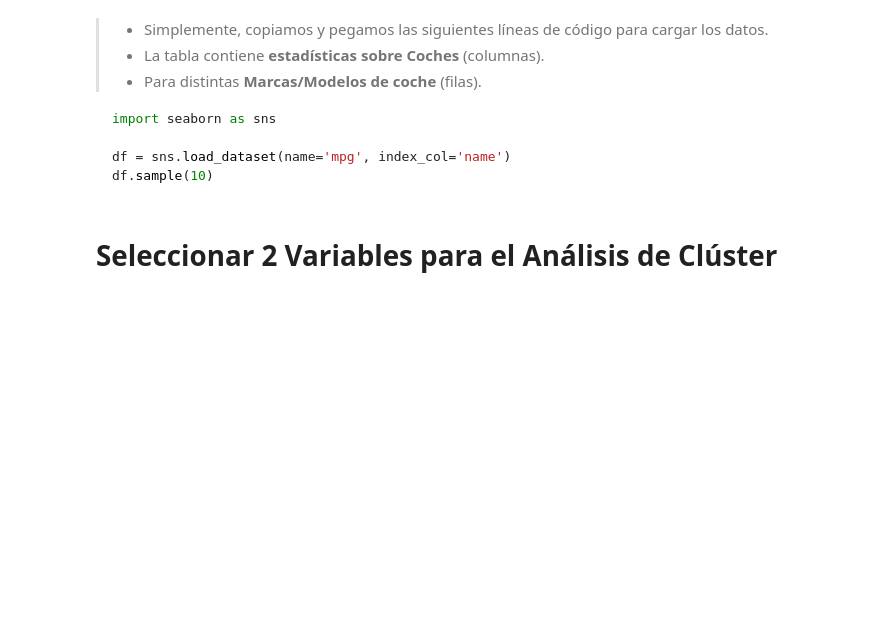
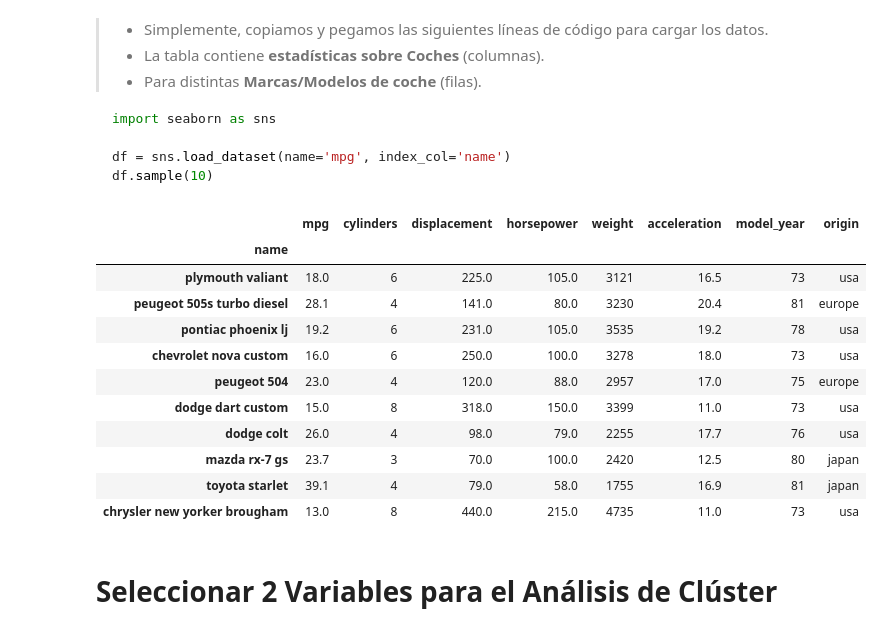
Before and after one commit to jaimee8/machine-learning-program, a Jupyter notebook: #09. Cluster Analysis con k-Means/08practice.ipynb, the cells around one changed output. Drawn from its saved outputs; the diff is of its cells as text; code cells hidden in the pictures; blank space fills up the shorter version.

````diff
--- a/#09. Cluster Analysis con k-Means/08practice.ipynb
+++ b/#09. Cluster Analysis con k-Means/08practice.ipynb
@@ -19,6 +19,25 @@ import seaborn as sns
 df = sns.load_dataset(name='mpg', index_col='name')
 df.sample(10)
 ```
+# %%
+import pandas as pd
+import seaborn as sns
+
+df = sns.load_dataset(name='mpg', index_col='name')
+df.sample(10)
+# %% [output]
+|  | mpg | cylinders | displacement | horsepower | weight | acceleration | model_year | origin |
+| name |  |  |  |  |  |  |  |  |
+| plymouth valiant | 18.0 | 6 | 225.0 | 105.0 | 3121 | 16.5 | 73 | usa |
+| peugeot 505s turbo diesel | 28.1 | 4 | 141.0 | 80.0 | 3230 | 20.4 | 81 | europe |
+| pontiac phoenix lj | 19.2 | 6 | 231.0 | 105.0 | 3535 | 19.2 | 78 | usa |
+| chevrolet nova custom | 16.0 | 6 | 250.0 | 100.0 | 3278 | 18.0 | 73 | usa |
+| peugeot 504 | 23.0 | 4 | 120.0 | 88.0 | 2957 | 17.0 | 75 | europe |
+| dodge dart custom | 15.0 | 8 | 318.0 | 150.0 | 3399 | 11.0 | 73 | usa |
+| dodge colt | 26.0 | 4 | 98.0 | 79.0 | 2255 | 17.7 | 76 | usa |
+| mazda rx-7 gs | 23.7 | 3 | 70.0 | 100.0 | 2420 | 12.5 | 80 | japan |
+| toyota starlet | 39.1 | 4 | 79.0 | 58.0 | 1755 | 16.9 | 81 | japan |
+| chrysler new yorker brougham | 13.0 | 8 | 440.0 | 215.0 | 4735 | 11.0 | 73 | usa |
 # %% [markdown]
 # Seleccionar 2 Variables para el Análisis de Clúster
 # %% [markdown]
````
Also changed, not shown: parts of 17 cells of this notebook, 1 other file.
